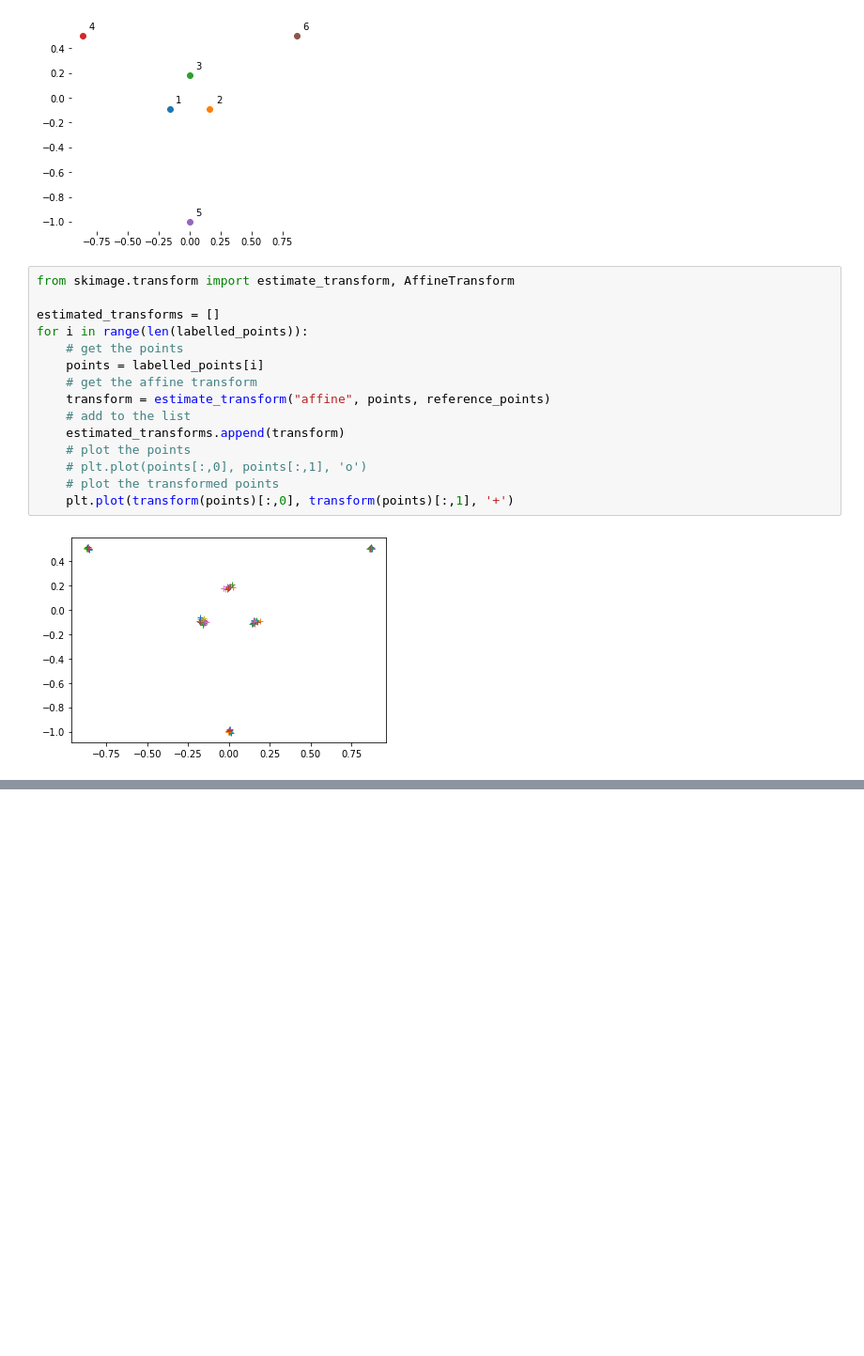
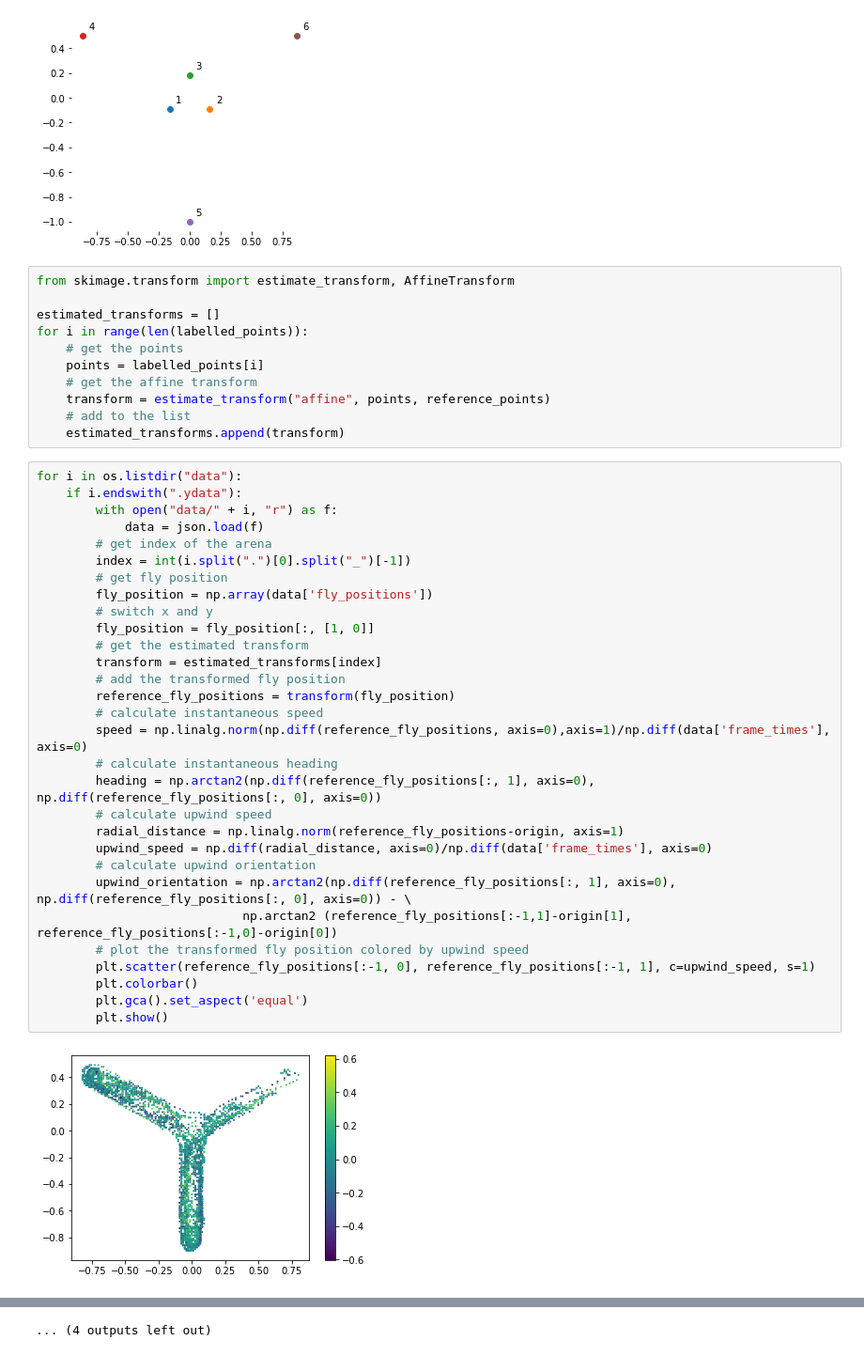
Before and after one commit to neurorishika/TurnerLab_Opto2AFC_16Y, a Jupyter notebook: example_project/data/tracking_test_all16y/analysis.ipynb, the cells around one changed output, grey strips where cells are left out. Shown at 94% size. Drawn from its saved outputs; the diff is of its cells as text; blank space fills up the shorter version.

```diff
--- a/example_project/data/tracking_test_all16y/analysis.ipynb
+++ b/example_project/data/tracking_test_all16y/analysis.ipynb
@@ -60,9 +60,35 @@ for i in range(len(labelled_points)):
     transform = estimate_transform("affine", points, reference_points)
     # add to the list
     estimated_transforms.append(transform)
-    # plot the points
-    # plt.plot(points[:,0], points[:,1], 'o')
-    # plot the transformed points
-    plt.plot(transform(points)[:,0], transform(points)[:,1], '+')
-# %% [output]
-[figure, removed]
+# %%
+for i in os.listdir("data"):
+    if i.endswith(".ydata"):
+        with open("data/" + i, "r") as f:
+            data = json.load(f)
+        # get index of the arena
+        index = int(i.split(".")[0].split("_")[-1])
+        # get fly position
+        fly_position = np.array(data['fly_positions'])
+        # switch x and y
+        fly_position = fly_position[:, [1, 0]]
+        # get the estimated transform
+        transform = estimated_transforms[index]
+        # add the transformed fly position
+        reference_fly_positions = transform(fly_position)
+        # calculate instantaneous speed
+        speed = np.linalg.norm(np.diff(reference_fly_positions, axis=0),axis=1)/np.diff(data['frame_times'], axis=0)
+        # calculate instantaneous heading
+        heading = np.arctan2(np.diff(reference_fly_positions[:, 1], axis=0), np.diff(reference_fly_positions[:, 0], axis=0))
+        # calculate upwind speed
+        radial_distance = np.linalg.norm(reference_fly_positions-origin, axis=1)
+        upwind_speed = np.diff(radial_distance, axis=0)/np.diff(data['frame_times'], axis=0)
+        # calculate upwind orientation
+        upwind_orientation = np.arctan2(np.diff(reference_fly_positions[:, 1], axis=0), np.diff(reference_fly_positions[:, 0], axis=0)) - \
+                            np.arctan2 (reference_fly_positions[:-1,1]-origin[1], reference_fly_positions[:-1,0]-origin[0])
+        # plot the transformed fly position colored by upwind speed
+        plt.scatter(reference_fly_positions[:-1, 0], reference_fly_positions[:-1, 1], c=upwind_speed, s=1)
+        plt.colorbar()
+        plt.gca().set_aspect('equal')
+        plt.show()
+# %% [output]
+[figure, added]
@@ -68,0 +106 @@ for i in range(len(labelled_points)):
+... (4 outputs left out)
```
Also changed, not shown: parts of 1 cell of this notebook.
